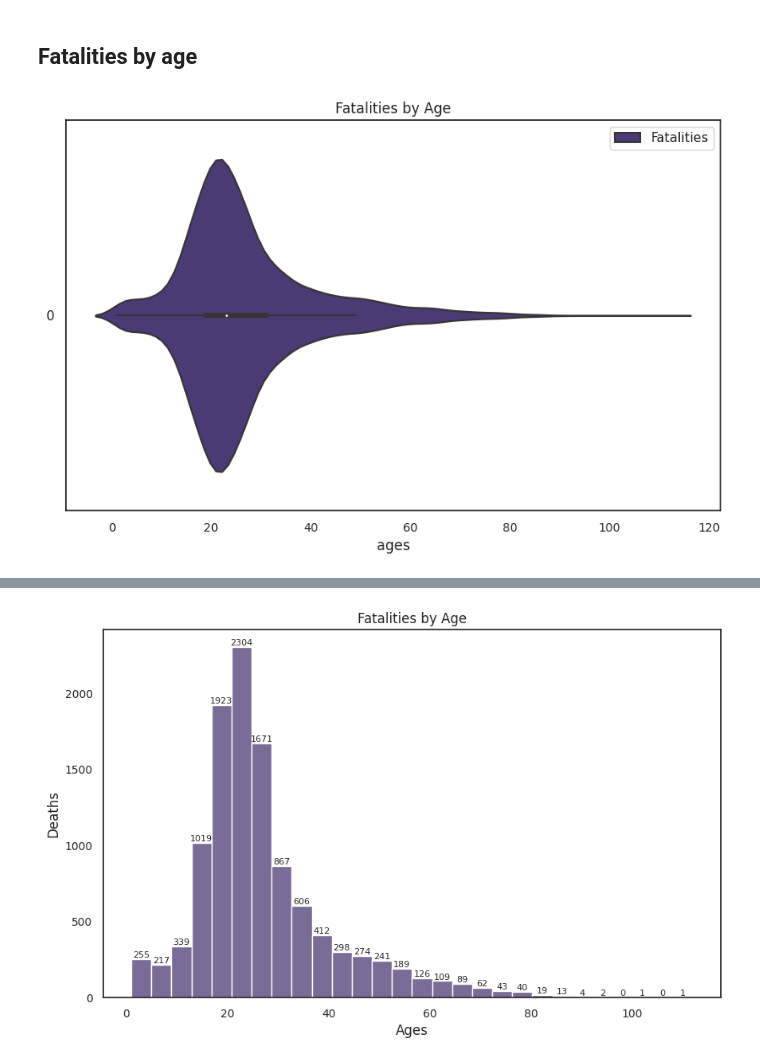
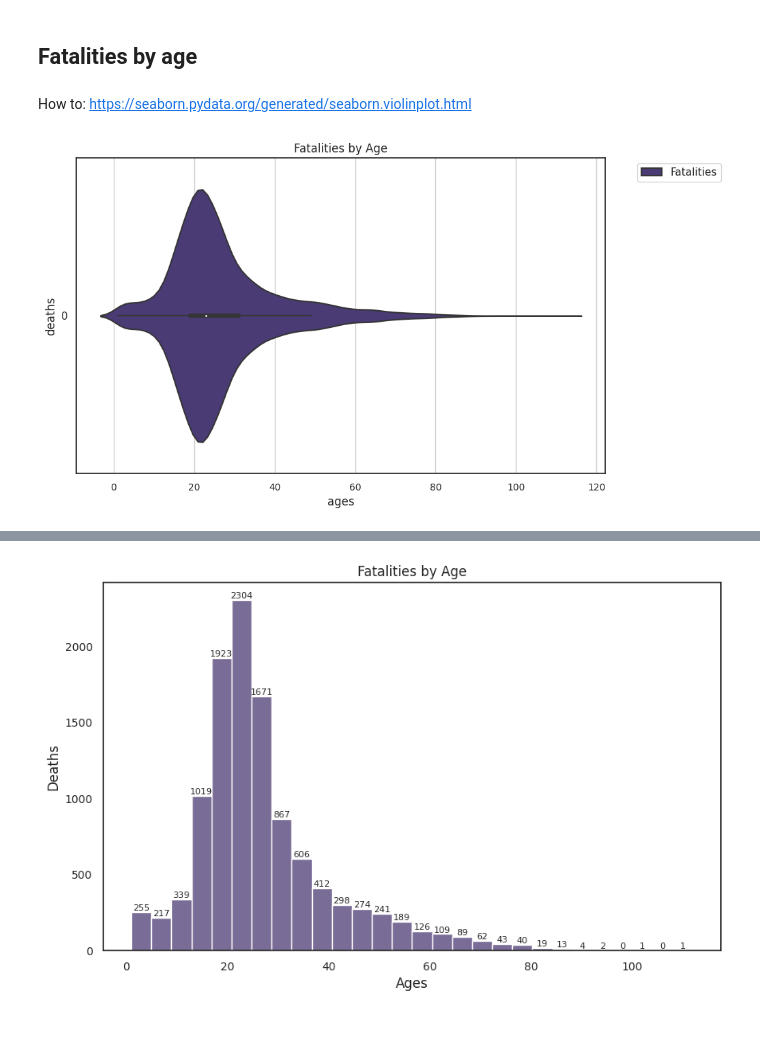
Before and after one commit to exdsgift/IPC-MideastAnalytics, a Jupyter notebook: Fatalities_Project.ipynb, the cells around one changed output, grey strips where cells are left out. Saved outputs shown, nothing was run; the diff lists cells and outputs as text; code cells hidden in the pictures; blank space fills up the shorter version.

```diff
--- a/Fatalities_Project.ipynb
+++ b/Fatalities_Project.ipynb
@@ -577,17 +577,19 @@ plt.show()
 # %% [markdown]
 ## Fatalities by age
+# %% [markdown]
+How to: https://seaborn.pydata.org/generated/seaborn.violinplot.html
 # %%
 plt.figure(figsize=(10, 6))
 plt.title('Fatalities by Age')
 plt.xlabel('ages')
-plt.ylabel(None)
+plt.ylabel('deaths')
 plt.xticks(rotation = 0, fontsize=10)
 
 
 sns.violinplot(fatalities_df['age'], orient='h', palette = sns.color_palette("viridis"))
 
-plt.grid(False)
-plt.legend(['Fatalities'], loc='upper right')
+plt.grid(True, axis='x')
+plt.legend(['Fatalities'], bbox_to_anchor=(1.05, 1), loc='upper left')
 plt.show()
 # %% [output]
-[figure, old version]
+[figure, new version]
```
Also changed, not shown: parts of 12 cells of this notebook.
